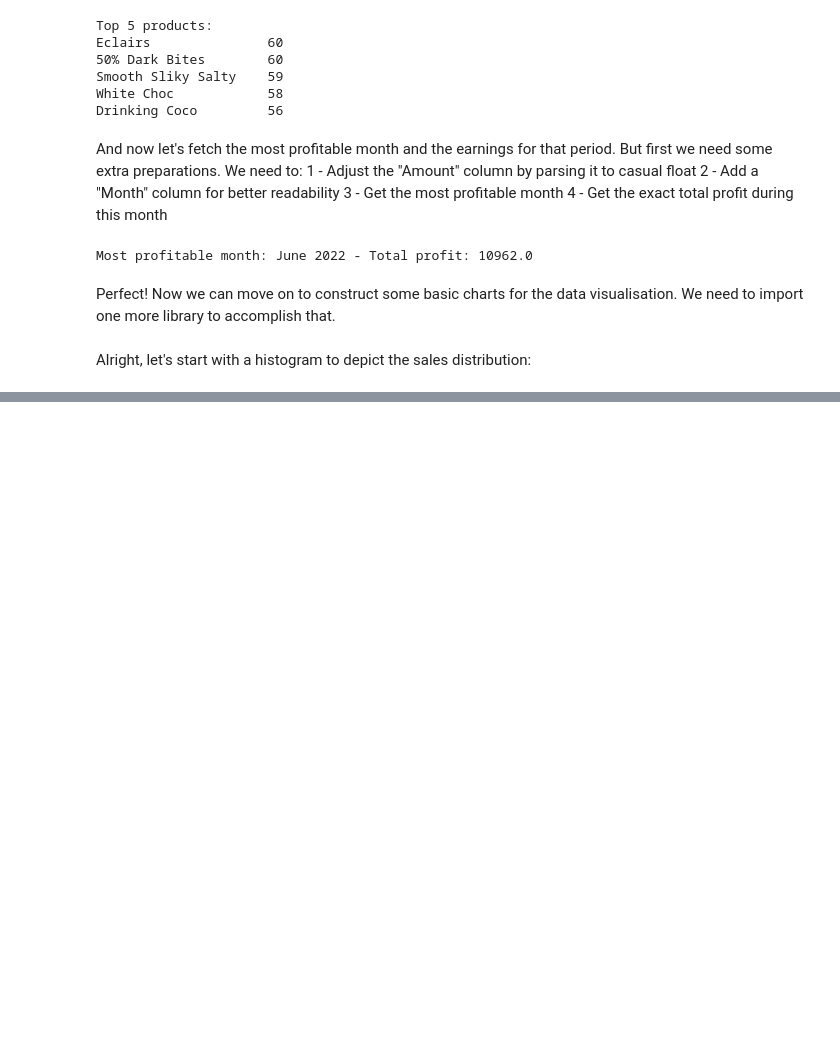
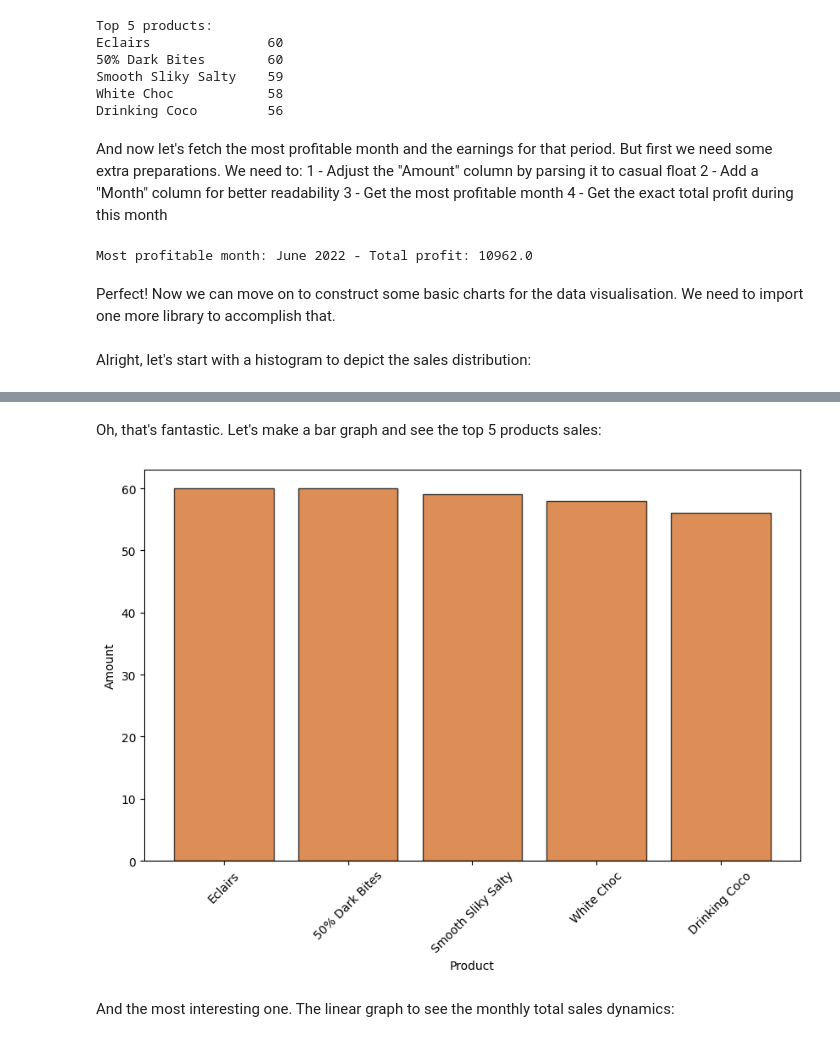
Before and after one commit to ToblerX/csv_analysis, a Jupyter notebook: Chocolate Sales Analysis.ipynb, the cells around one changed output, grey strips where cells are left out. Saved outputs shown, nothing was run; the diff lists cells and outputs as text; code cells hidden in the pictures; blank space fills up the shorter version.

```diff
--- a/Chocolate Sales Analysis.ipynb
+++ b/Chocolate Sales Analysis.ipynb
@@ -141,0 +143,16 @@ plt.show()
+# %% [markdown]
+Oh, that's fantastic. Let's make a bar graph and see the top 5 products sales:
+# %%
+top_5_products = data['Product'].value_counts().head(5)
+
+plt.figure(figsize = (10,6))
+
+plt.bar(top_5_products.index, top_5_products.values, color='chocolate', edgecolor='black', alpha=0.75)
+plt.xlabel('Product')
+plt.ylabel('Amount')
+plt.xticks(rotation = 45)
+plt.show()
+# %% [output]
+[figure, added]
+# %% [markdown]
+And the most interesting one. The linear graph to see the monthly total sales dynamics:
```
Also changed, not shown: parts of 2 cells of this notebook.
